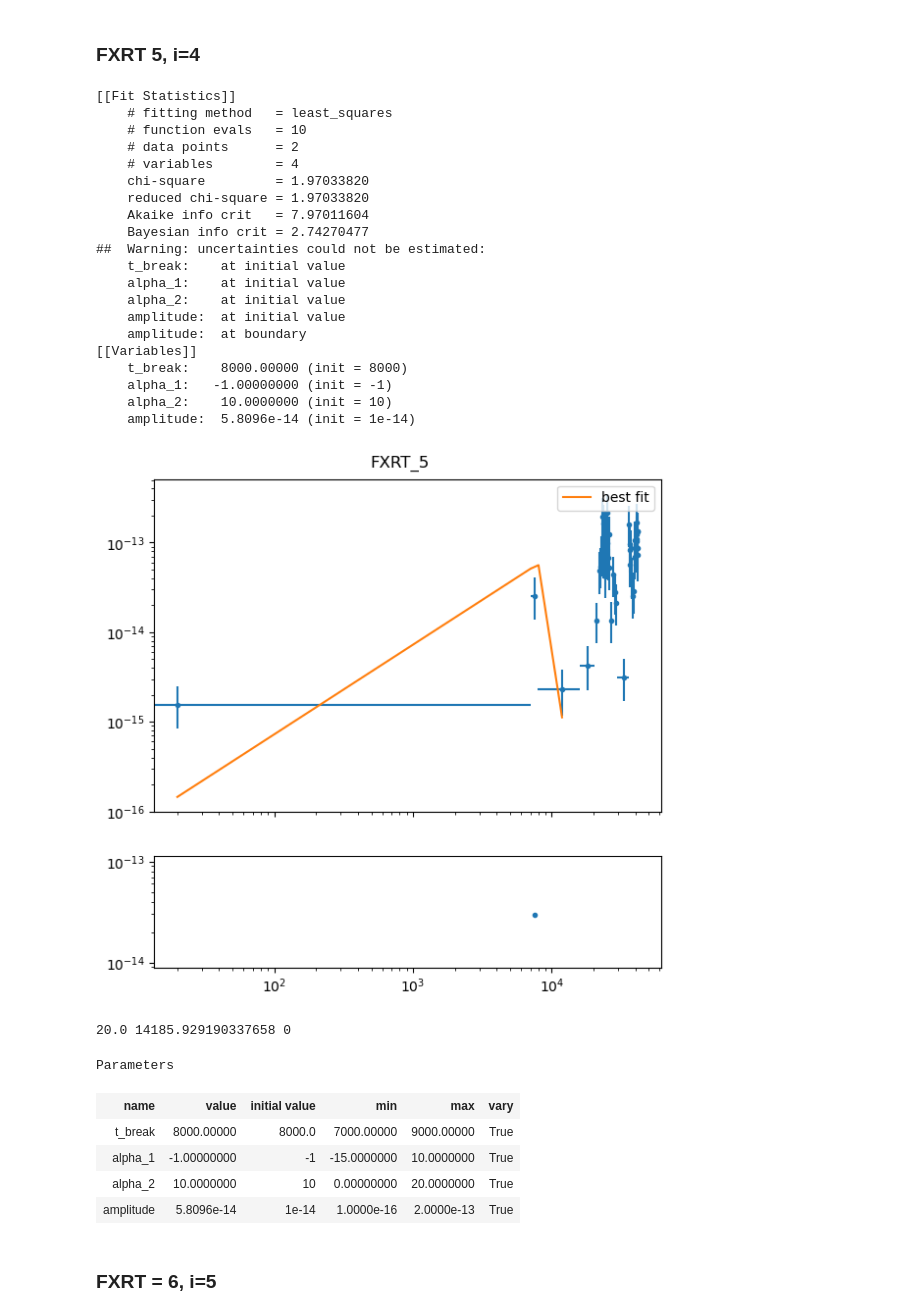
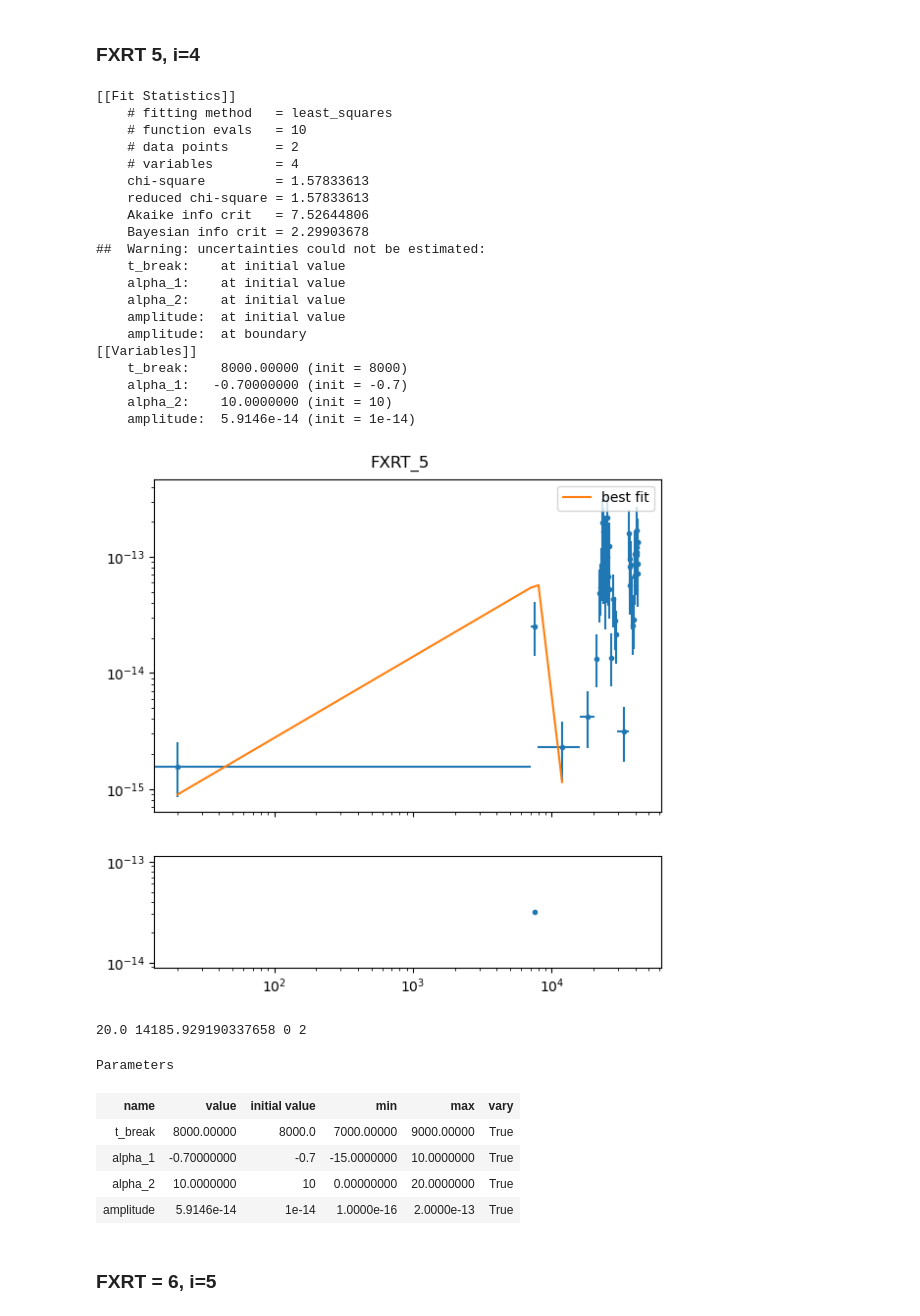
Before and after one commit to Kruthi24/fxt_code, a Jupyter notebook: analysis_notebooks/fxrt/FXRT_refitting_part_1.ipynb, the cells around one changed output. Drawn from its saved outputs; the diff is of its cells as text; code cells hidden in the pictures.

```diff
--- a/analysis_notebooks/fxrt/FXRT_refitting_part_1.ipynb
+++ b/analysis_notebooks/fxrt/FXRT_refitting_part_1.ipynb
@@ -243,10 +243,10 @@ time_err = time_high + time_low
 fit_index = 0
 params=lm.Parameters()
 jonathan_params = jonathan_fits[FXRTs[i]]
-params.add("t_break", min = 1e3, max = 1e4, value = jonathan_params[0])
-params.add("alpha_1", min = -1, max = 5.0, value = jonathan_params[1])
+params.add("t_break", min = 1.4e3, max = 3e3, value = jonathan_params[0])
+params.add("alpha_1", min = -0.07, max = 2.0, value = jonathan_params[1])
 params.add("alpha_2", min = 0, max = 10.0, value = jonathan_params[2])
-params.add("amplitude", min = 1e-16, max = 1e-12, value = jonathan_params[3])
+params.add("amplitude", min = 1e-15, max = 1e-12, value = jonathan_params[3])
 
 
 minner = lm.Minimizer(cost_func_bpl, params, fcn_args=(time[fit_index:], flux[fit_index:], time_err[fit_index:], flux_err[fit_index:]))
@@ -400,7 +405,7 @@ fit_end_index = np.where(time < 1.8e4)[0][-1]
 
 params=lm.Parameters()
 params.add("t_break", min = 7e3, max = 9e3, value = 8e3)
-params.add("alpha_1", min = -15, max = 10.0, value = -1)
+params.add("alpha_1", min = -15, max = 10.0, value = -0.7)
 params.add("alpha_2", min = 0, max = 20.0, value = 10)
 params.add("amplitude", min = 1e-16, max = 2e-13, value =  1e-14)
 
@@ -419,50 +424,50 @@ ax1.errorbar(time, flux, fmt='.', xerr=[time_low,time_high],yerr=[flux_low,flux_
 ax1.loglog(x, y,label ='best fit', zorder=10)
 # ax1.loglog(x,nbroken_law(x,[107], [0.5, 4], 1e-7),label ='guess')
 ax1.legend()
 ax2.loglog(time[ee_start_index:fit_end_index],residuals, '.')
 
 plt.subplots_adjust(top=0.94)
 plt.suptitle(FXRTs[i])
 plt.show()
 
 refit_params[FXRTs[i]] = result.params.valuesdict()
 refit_params[FXRTs[i]].update({param.name+"_err": param.stderr for param in result.params.values()})
-refit_params[FXRTs[i]].update({"time_plt_start":time[ee_start_index]}) #note the -1
-refit_params[FXRTs[i]].update({"time_plt_start_err":time_err[ee_start_index]}) #note the -1
+refit_params[FXRTs[i]].update({"time_plt_start":time[ee_start_index]})
+refit_params[FXRTs[i]].update({"time_plt_start_err":time_err[ee_start_index]})
 
 
-print(time[ee_start_index], time_err[ee_start_index], ee_start_index)
+print(time[ee_start_index], time_err[ee_start_index], ee_start_index, fit_end_index)
 
 result.params
 # %% [output]
 [[Fit Statistics]]
     # fitting method   = least_squares
     # function evals   = 10
     # data points      = 2
     # variables        = 4
-    chi-square         = 1.97033820
-    reduced chi-square = 1.97033820
-    Akaike info crit   = 7.97011604
-    Bayesian info crit = 2.74270477
+    chi-square         = 1.57833613
+    reduced chi-square = 1.57833613
+    Akaike info crit   = 7.52644806
+    Bayesian info crit = 2.29903678
 ##  Warning: uncertainties could not be estimated:
     t_break:    at initial value
     alpha_1:    at initial value
     alpha_2:    at initial value
     amplitude:  at initial value
     amplitude:  at boundary
 [[Variables]]
     t_break:    8000.00000 (init = 8000)
-    alpha_1:   -1.00000000 (init = -1)
+    alpha_1:   -0.70000000 (init = -0.7)
     alpha_2:    10.0000000 (init = 10)
-    amplitude:  5.8096e-14 (init = 1e-14)
+    amplitude:  5.9146e-14 (init = 1e-14)
-[figure, old version]
+[figure, new version]
-20.0 14185.929190337658 0
+20.0 14185.929190337658 0 2
 Parameters
 | name | value | initial value | min | max | vary |
 | t_break | 8000.00000 | 8000.0 | 7000.00000 | 9000.00000 | True |
-| alpha_1 | -1.00000000 | -1 | -15.0000000 | 10.0000000 | True |
+| alpha_1 | -0.70000000 | -0.7 | -15.0000000 | 10.0000000 | True |
 | alpha_2 | 10.0000000 | 10 | 0.00000000 | 20.0000000 | True |
-| amplitude | 5.8096e-14 | 1e-14 | 1.0000e-16 | 2.0000e-13 | True |
+| amplitude | 5.9146e-14 | 1e-14 | 1.0000e-16 | 2.0000e-13 | True |
 # %% [markdown]
 ### FXRT = 6, i=5
 # %%
```
Also changed, not shown: parts of 5 cells of this notebook, 10 other files.
